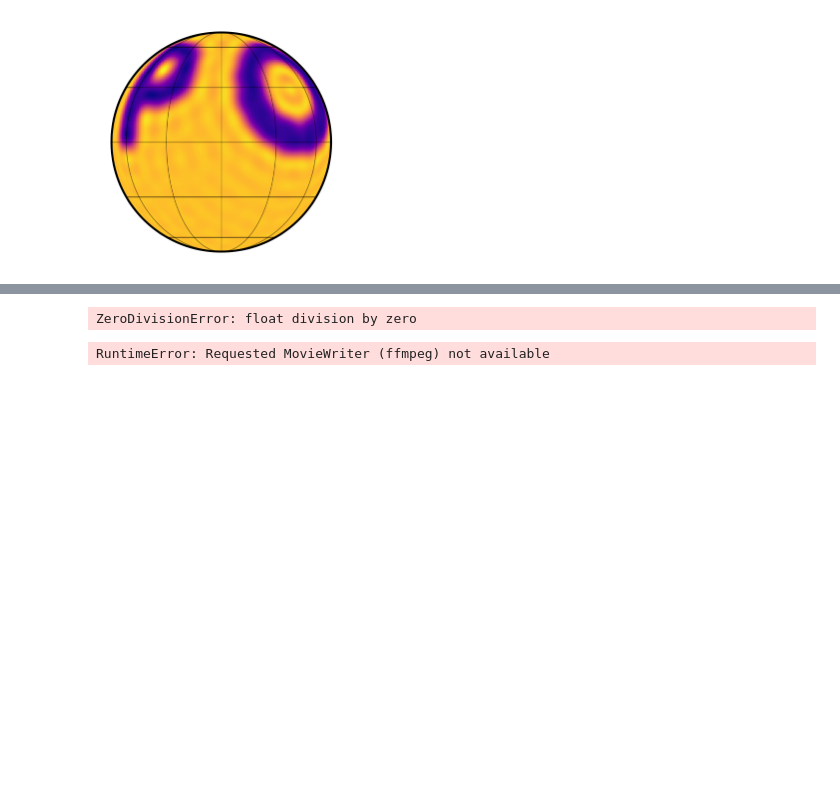
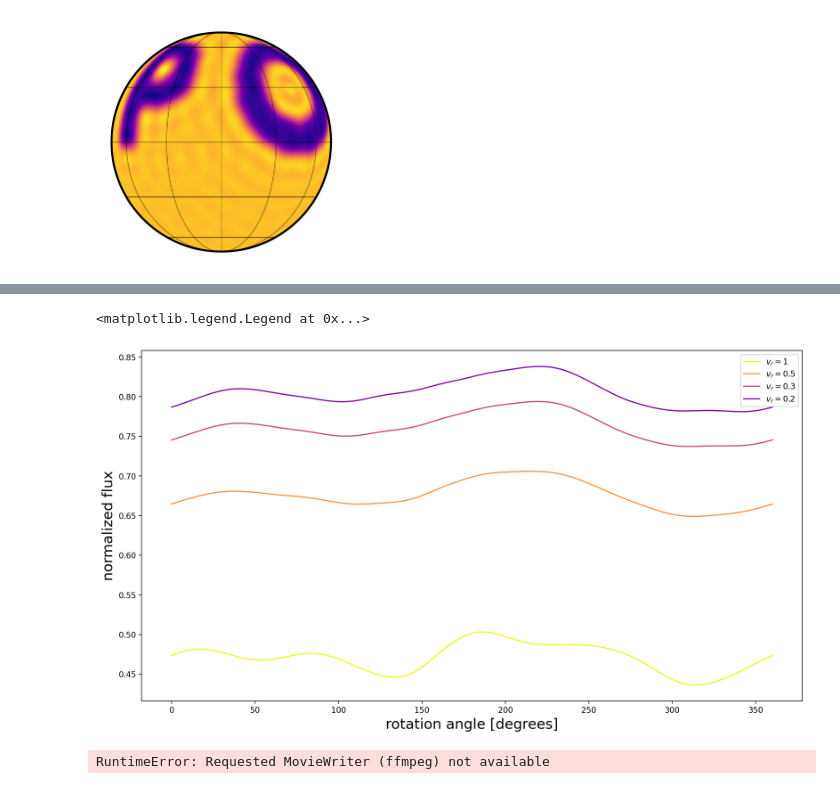
Before and after one commit to ssagynbayeva/starry-project, a Jupyter notebook: RelativisticStarry.ipynb, the cells around one changed output, grey strips where cells are left out. Drawn from its saved outputs; the diff is of its cells as text; code cells hidden in the pictures; blank space fills up the shorter version.

```diff
--- a/RelativisticStarry.ipynb
+++ b/RelativisticStarry.ipynb
@@ -216,3 +269,14 @@ plt.legend()
+# %%
+fig, ax = plt.subplots(1, figsize=(15, 8))
+cmap = plt.get_cmap("plasma_r")
+for n, vrot in enumerate([1, 0.5, 0.3, 0.2]):
+    plt.plot(theta, flux(theta, map.y, lmax=30, rs=10, vrot=vrot), label=f"$v_r={vrot}$", color=cmap(n/4))
+plt.xlabel("rotation angle [degrees]", fontsize=18)
+plt.ylabel("normalized flux", fontsize=18)
+plt.legend()
+# %% [output]
+<matplotlib.legend.Legend at 0x...>
+[figure, added]
 # %%
 rs = 2
 nx = 300
@@ -225,10 +289,6 @@ lat, lon = transform(x, y, rs=rs)
 I = np.zeros((len(theta), nx, nx))
 for n in range(len(theta)):
     I[n] = map.intensity(lat=lat, lon=lon - theta[n]).reshape(nx, nx)
-# %%
-energy(1, 1, 0, lon, rs=2, P=0)
-# %% [output]
-ZeroDivisionError: float division by zero
 # %%
 map.show(theta=theta, image=I)
 # %% [output]
```
Also changed, not shown: parts of 10 cells of this notebook, 3 other files.
